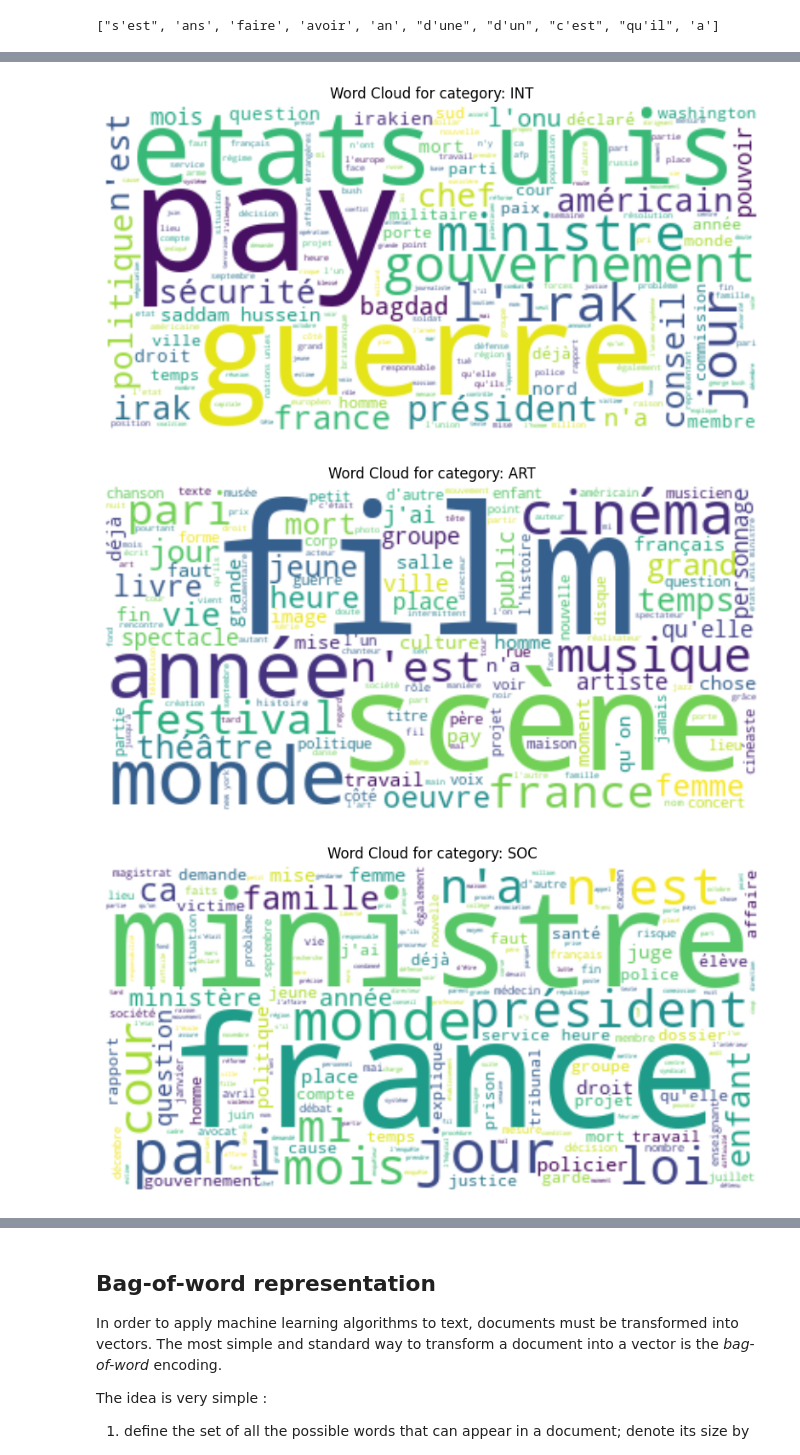
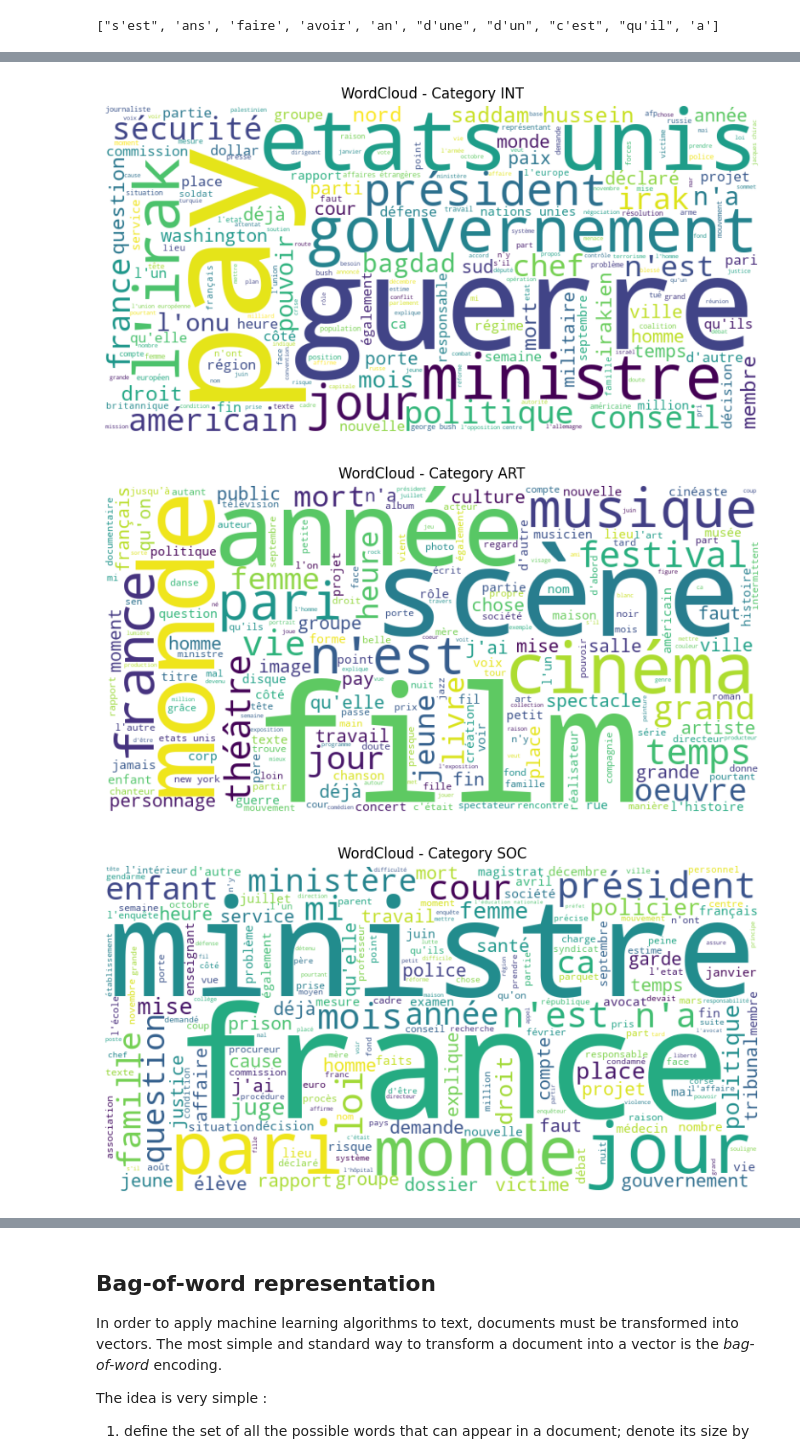
Before and after one commit to sarakpyny/NLP-Course-Ensae, a Jupyter notebook: Lab/nlp-lab1-text-classification/NY_Sarakpy_lab1_TextClassification_LeMonde.ipynb, the cells around one changed output, grey strips where cells are left out. Drawn from its saved outputs; the diff is of its cells as text; code cells hidden in the pictures.

```diff
--- a/Lab/nlp-lab1-text-classification/NY_Sarakpy_lab1_TextClassification_LeMonde.ipynb
+++ b/Lab/nlp-lab1-text-classification/NY_Sarakpy_lab1_TextClassification_LeMonde.ipynb
@@ -89,19 +89,26 @@ print(STOPWORDS[:10])
 import matplotlib.pyplot as plt
 
 # plot a word cloud for each category
-text_col = 'text'
-for cat in ['ENT', 'INT',  'ART', 'SOC', 'FRA']:
- # YOUR CODE HERE
-    text = " ".join(df.loc[df['category'] == cat, text_col].astype(str))
+categories = ['ENT', 'INT', 'ART', 'SOC', 'FRA']
 
+for cat in categories:
+
+    # Get all text from this category
+    text_cat = " ".join(df[df['category'] == cat]['text'])
+
+    # Generate wordcloud
     wordcloud = WordCloud(
+        width=800,
+        height=400,
+        background_color='white',
         stopwords=STOPWORDS,
-        background_color="white"
-    ).generate(text)
+        max_words=200
+    ).generate(text_cat)
 
-    plt.figure(figsize=(10, 5))
+    # Plot
+    plt.figure(figsize=(10,5))
     plt.imshow(wordcloud, interpolation='bilinear')
     plt.axis("off")
-    plt.title(f'Word Cloud for category: {cat}')
+    plt.title(f"WordCloud - Category {cat}")
     plt.show()
 # %% [output]
@@ -109,3 +116,3 @@ for cat in ['ENT', 'INT',  'ART', 'SOC', 'FRA']:
-[figure, old version]
+[figure, new version]
-[figure, old version]
+[figure, new version]
-[figure, old version]
+[figure, new version]
```
Also changed, not shown: parts of 30 cells of this notebook.
